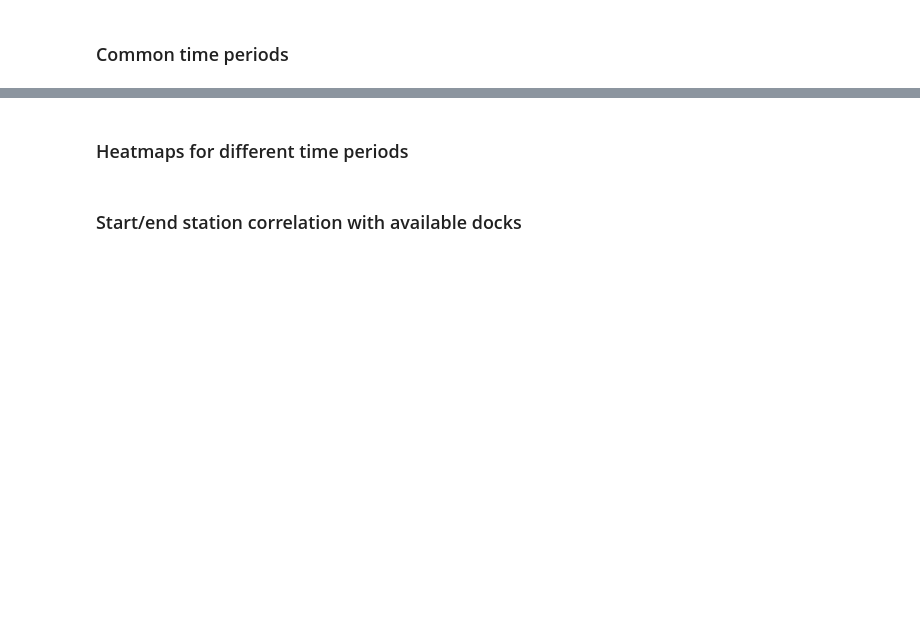
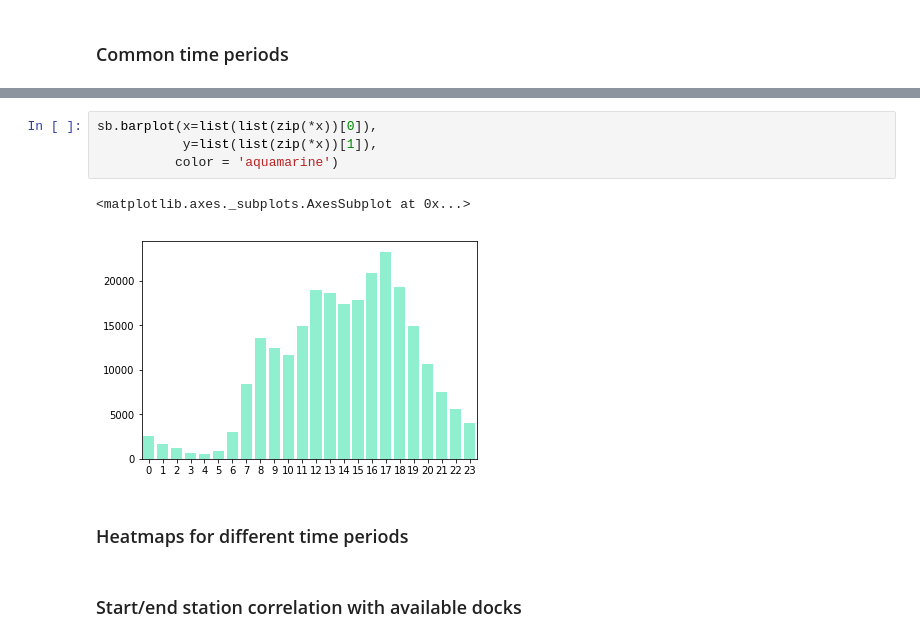
Before and after one commit to finnqiao/la_metro_bikeshare_data, a Jupyter notebook: notebooks/1.0-la-bikeshare.ipynb, the cells around one changed output, grey strips where cells are left out. Drawn from its saved outputs; the diff is of its cells as text; blank space fills up the shorter version.

```diff
--- a/notebooks/1.0-la-bikeshare.ipynb
+++ b/notebooks/1.0-la-bikeshare.ipynb
@@ -572,3 +582,10 @@ rides_df.head()
+# %%
+sb.barplot(x=list(list(zip(*x))[0]),
+           y=list(list(zip(*x))[1]),
+          color = 'aquamarine')
+# %% [output]
+<matplotlib.axes._subplots.AxesSubplot at 0x...>
+[figure, added]
 # %% [markdown]
 ### Heatmaps for different time periods
 # %% [markdown]
```
Also changed, not shown: parts of 3 cells of this notebook.
